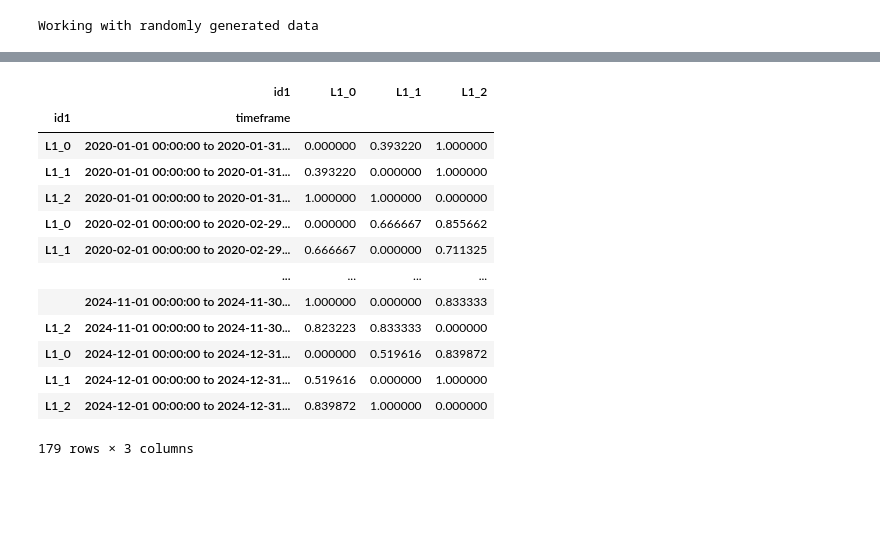
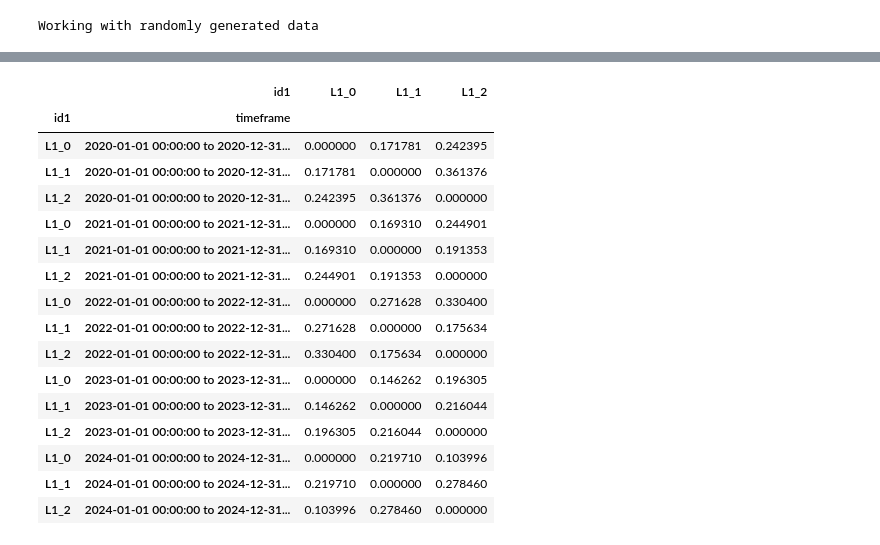
Before and after one commit to SonyCSLParis/STDL, a Jupyter notebook: implementation.ipynb, the cells around one changed output, grey strips where cells are left out. Drawn from its saved outputs; the diff is of its cells as text; code cells hidden in the pictures; blank space fills up the shorter version.

```diff
--- a/implementation.ipynb
+++ b/implementation.ipynb
@@ -50,20 +50,23 @@ df.head()
 # %%
-get_relative_matrix(df, timeframe = 'M', distance_function=cosine_distances)
+get_relative_matrix(df)
 # %% [output]
 |  | id1 | L1_0 | L1_1 | L1_2 |
 | id1 | timeframe |  |  |  |
-| L1_0 | 2020-01-01 00:00:00 to 2020-01-31... | 0.000000 | 0.393220 | 1.000000 |
-| L1_1 | 2020-01-01 00:00:00 to 2020-01-31... | 0.393220 | 0.000000 | 1.000000 |
-| L1_2 | 2020-01-01 00:00:00 to 2020-01-31... | 1.000000 | 1.000000 | 0.000000 |
-| L1_0 | 2020-02-01 00:00:00 to 2020-02-29... | 0.000000 | 0.666667 | 0.855662 |
-| L1_1 | 2020-02-01 00:00:00 to 2020-02-29... | 0.666667 | 0.000000 | 0.711325 |
-|  | ... | ... | ... | ... |
-|  | 2024-11-01 00:00:00 to 2024-11-30... | 1.000000 | 0.000000 | 0.833333 |
-| L1_2 | 2024-11-01 00:00:00 to 2024-11-30... | 0.823223 | 0.833333 | 0.000000 |
-| L1_0 | 2024-12-01 00:00:00 to 2024-12-31... | 0.000000 | 0.519616 | 0.839872 |
-| L1_1 | 2024-12-01 00:00:00 to 2024-12-31... | 0.519616 | 0.000000 | 1.000000 |
-| L1_2 | 2024-12-01 00:00:00 to 2024-12-31... | 0.839872 | 1.000000 | 0.000000 |
+| L1_0 | 2020-01-01 00:00:00 to 2020-12-31... | 0.000000 | 0.171781 | 0.242395 |
+| L1_1 | 2020-01-01 00:00:00 to 2020-12-31... | 0.171781 | 0.000000 | 0.361376 |
+| L1_2 | 2020-01-01 00:00:00 to 2020-12-31... | 0.242395 | 0.361376 | 0.000000 |
+| L1_0 | 2021-01-01 00:00:00 to 2021-12-31... | 0.000000 | 0.169310 | 0.244901 |
+| L1_1 | 2021-01-01 00:00:00 to 2021-12-31... | 0.169310 | 0.000000 | 0.191353 |
+| L1_2 | 2021-01-01 00:00:00 to 2021-12-31... | 0.244901 | 0.191353 | 0.000000 |
+| L1_0 | 2022-01-01 00:00:00 to 2022-12-31... | 0.000000 | 0.271628 | 0.330400 |
+| L1_1 | 2022-01-01 00:00:00 to 2022-12-31... | 0.271628 | 0.000000 | 0.175634 |
+| L1_2 | 2022-01-01 00:00:00 to 2022-12-31... | 0.330400 | 0.175634 | 0.000000 |
+| L1_0 | 2023-01-01 00:00:00 to 2023-12-31... | 0.000000 | 0.146262 | 0.196305 |
+| L1_1 | 2023-01-01 00:00:00 to 2023-12-31... | 0.146262 | 0.000000 | 0.216044 |
+| L1_2 | 2023-01-01 00:00:00 to 2023-12-31... | 0.196305 | 0.216044 | 0.000000 |
+| L1_0 | 2024-01-01 00:00:00 to 2024-12-31... | 0.000000 | 0.219710 | 0.103996 |
+| L1_1 | 2024-01-01 00:00:00 to 2024-12-31... | 0.219710 | 0.000000 | 0.278460 |
+| L1_2 | 2024-01-01 00:00:00 to 2024-12-31... | 0.103996 | 0.278460 | 0.000000 |
-179 rows × 3 columns
 # %%
 get_absolute_matrix(df, timeframe='Y', distance_function=manhattan_distances)
 # %% [output]
```
Also changed, not shown: parts of 2 cells of this notebook.
